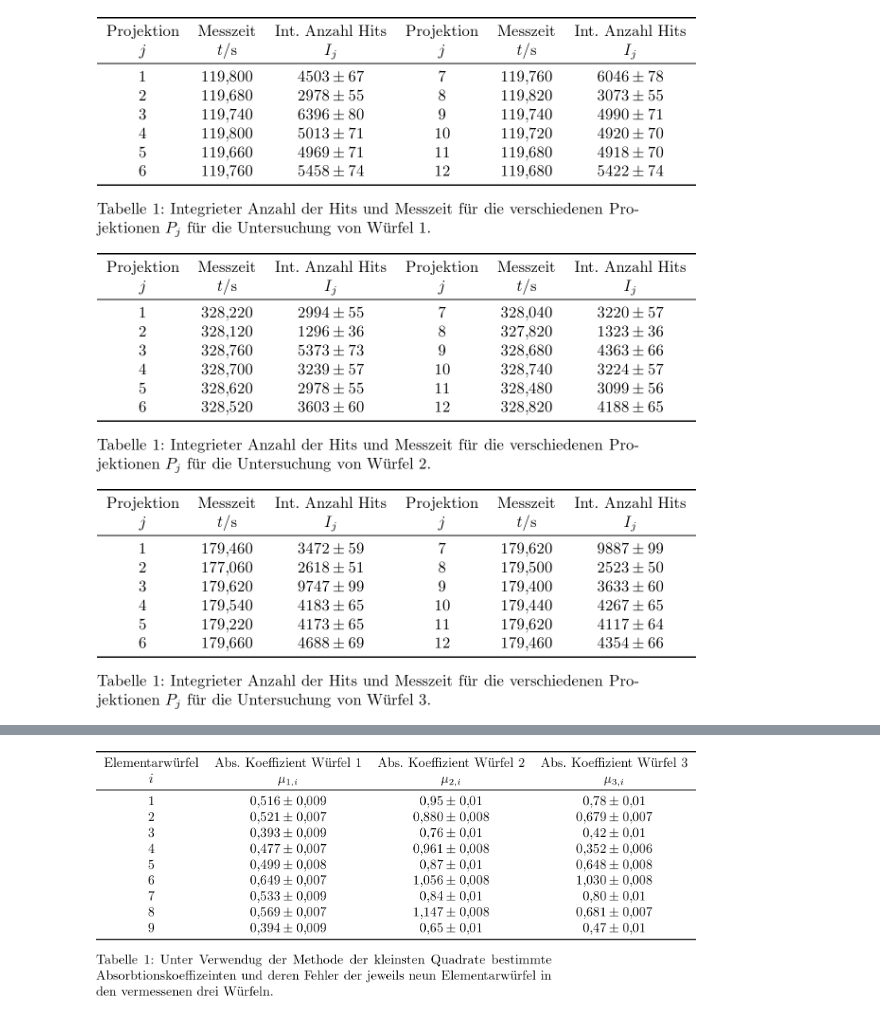
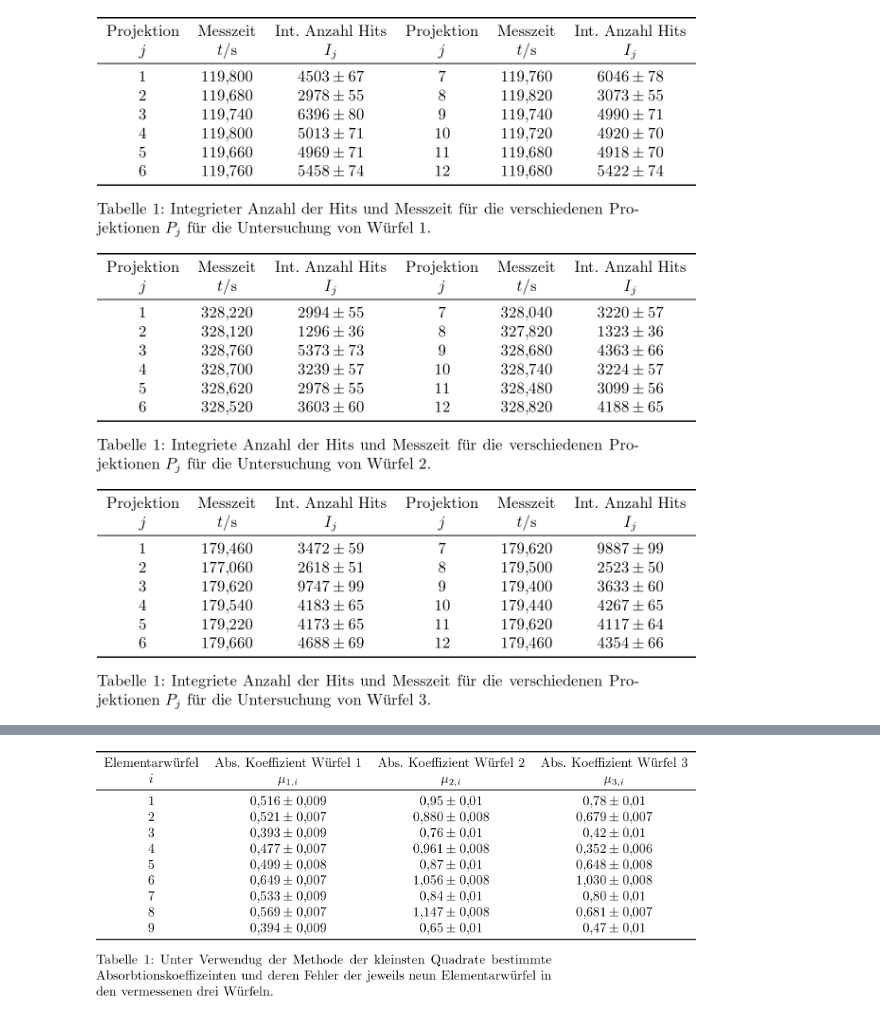
Before and after one commit to LuckyJosh/PhysikFP2015, a Jupyter notebook: 01_TomographieGamma[ ]/Python/Auswertung.ipynb, the cells around one changed output, grey strips where cells are left out. Saved outputs shown, nothing was run; the diff lists cells and outputs as text; code cells hidden in the pictures.

```diff
--- a/01_TomographieGamma[ ]/Python/Auswertung.ipynb
+++ b/01_TomographieGamma[ ]/Python/Auswertung.ipynb
@@ -507,22 +547,22 @@ Image(tab_cube_1.show(ipynb=True,quiet=False),width=600)
 [figure]
 # %%
 tab_cube_2 = Table(booktabs=True,siunitx=True)
-tab_cube_2.caption("""Integrieter Anzahl der Hits und Messzeit für die verschiedenen Projektionen $P_{j}$ für die
+tab_cube_2.caption("""Integriete Anzahl der Hits und Messzeit für die verschiedenen Projektionen $P_{j}$ für die
 Untersuchung von Würfel 2. """)
 tab_cube_2.label("Messung_I2")
 tab_cube_2.addColumn(range(1,13)[:6],title="Projektion",symbol="j")
 tab_cube_2.addColumn(live_time_2[:6], title="Messzeit",symbol="t",unit="\second")
 tab_cube_2.addColumn(integrated_counts_2_err[:6], title="Int. Anzahl Hits",symbol="I_j")
 tab_cube_2.addColumn(range(1,13)[6:],title="Projektion",symbol="j")
 tab_cube_2.addColumn(live_time_2[6:], title="Messzeit",symbol="t",unit="\second")
 tab_cube_2.addColumn(integrated_counts_2_err[6:], title="Int. Anzahl Hits",symbol="I_j")
 Image(tab_cube_2.show(ipynb=True,quiet=False),width=600)
 #tab_cube_2.save(path_table+"Messung_I2.tex")
 # %% [output]
-[figure, old version]
+[figure, new version]
 # %%
 tab_cube_3 = Table(booktabs=True,siunitx=True)
-tab_cube_3.caption("""Integrieter Anzahl der Hits und Messzeit für die verschiedenen Projektionen $P_{j}$ für die
+tab_cube_3.caption("""Integriete Anzahl der Hits und Messzeit für die verschiedenen Projektionen $P_{j}$ für die
 Untersuchung von Würfel 3. """)
 tab_cube_3.label("Messung_I3")
 tab_cube_3.addColumn(range(1,13)[:6],title="Projektion",symbol="j")
@@ -534,7 +574,7 @@ tab_cube_3.addColumn(integrated_counts_3_err[6:], title="Int. Anzahl Hits",symbo
 Image(tab_cube_3.show(ipynb=True,quiet=False),width=600)
 #tab_cube_3.save(path_table+"Messung_I3.tex")
 # %% [output]
-[figure, old version]
+[figure, new version]
 # %%
 tab_cube_0_norm = Table(booktabs=True,siunitx=True)
 tab_cube_0_norm.caption("""Logarithmiertes Verhältnis der gemittelten Maximalintensität $I_0$ und den gemessenen
```
Also changed, not shown: parts of 7 cells of this notebook, 8 other files.
